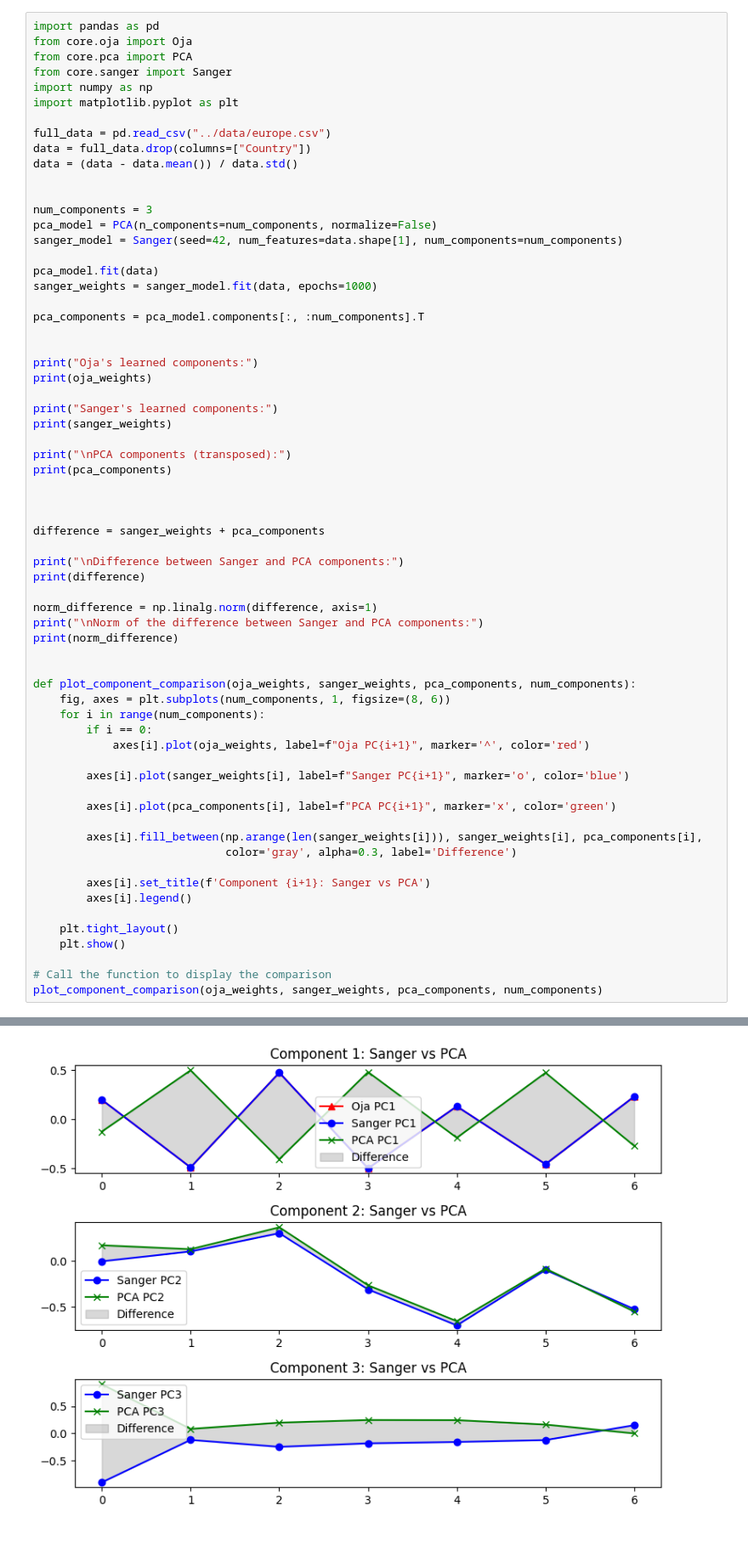
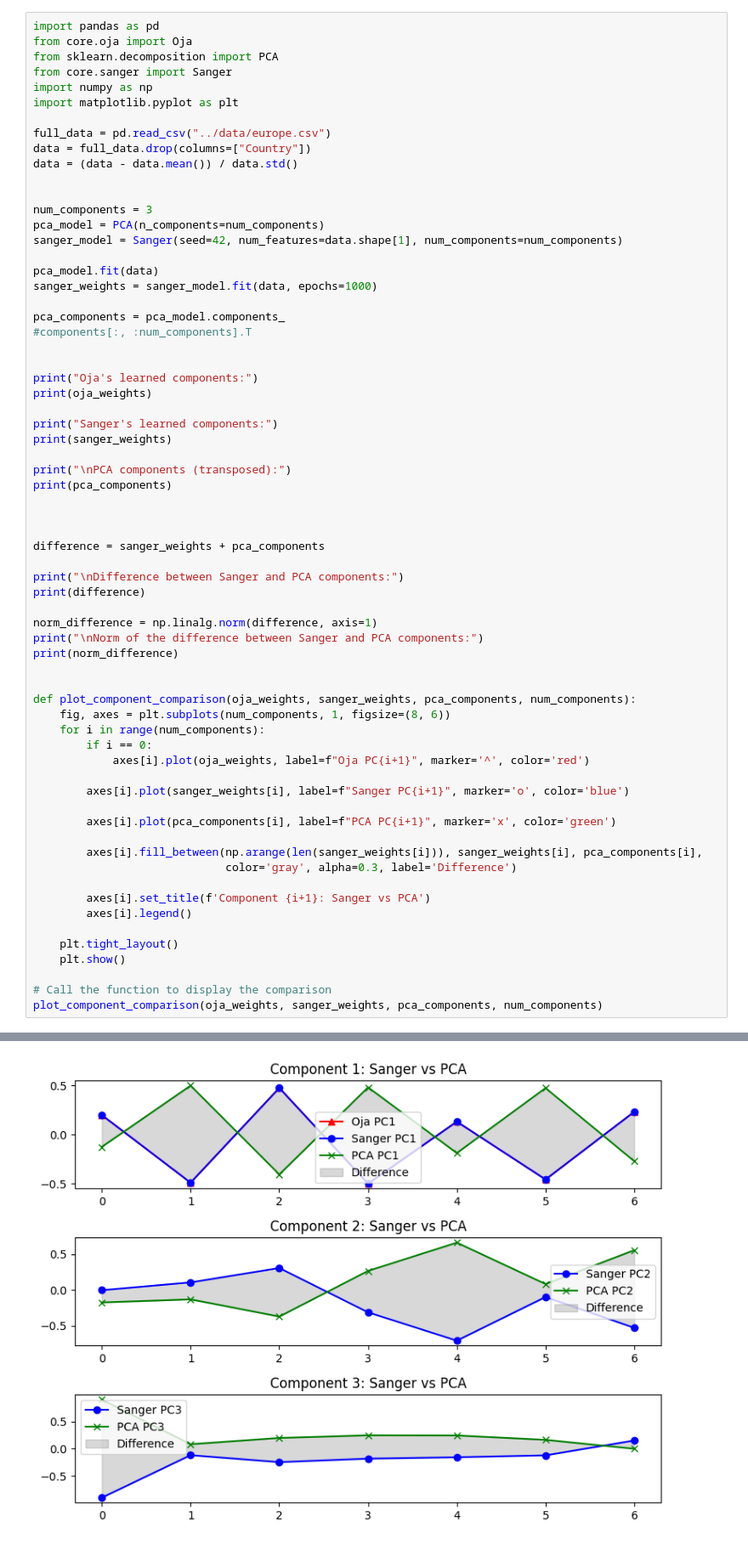
Before and after one commit to cijjas/sia, a Jupyter notebook: tp4/src/ej1.2_pcs_vs_oja.ipynb, the cells around one changed output, grey strips where cells are left out. Shown at 85% size. Saved outputs shown, nothing was run; the diff lists cells and outputs as text.

```diff
--- a/tp4/src/ej1.2_pcs_vs_oja.ipynb
+++ b/tp4/src/ej1.2_pcs_vs_oja.ipynb
@@ -29,7 +29,7 @@ PCA : [-0.1248739   0.50050586 -0.40651815  0.48287333 -0.18811162  0.47570355
 # %%
 import pandas as pd
 from core.oja import Oja
-from core.pca import PCA
+from sklearn.decomposition import PCA
 from core.sanger import Sanger
 import numpy as np
 import matplotlib.pyplot as plt
@@ -40,13 +40,14 @@ data = (data - data.mean()) / data.std()
 
 
 num_components = 3
-pca_model = PCA(n_components=num_components, normalize=False)
+pca_model = PCA(n_components=num_components)
 sanger_model = Sanger(seed=42, num_features=data.shape[1], num_components=num_components)
 
 pca_model.fit(data)
 sanger_weights = sanger_model.fit(data, epochs=1000)
 
-pca_components = pca_model.components[:, :num_components].T
+pca_components = pca_model.components_
+#components[:, :num_components].T
 
 
 print("Oja's learned components:")
@@ -112 +113 @@ Norm of the difference between Sanger and PCA components:
-[figure, old version]
+[figure, new version]
```
Also changed, not shown: parts of 5 cells of this notebook, 1 other file.
